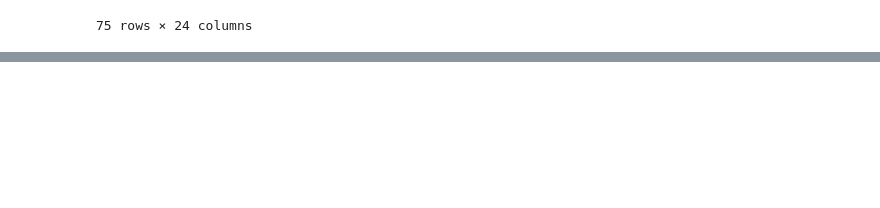
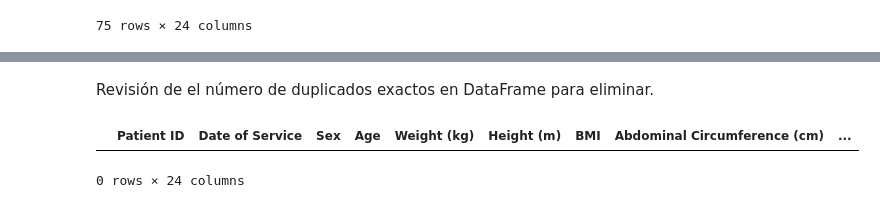
Before and after one commit to AlisonAristizabal/MaterialDeClase-ISIS-2611, a Jupyter notebook: Laboratorios/L1 Regresion Lineal/AnlisisDatos.ipynb, the cells around one changed output, grey strips where cells are left out. Cells and saved outputs as stored; diff of their text form; code cells hidden in the pictures; blank space fills up the shorter version.

Commit message:
Eliminación de duplicados

```diff
--- a/Laboratorios/L1 Regresion Lineal/AnlisisDatos.ipynb
+++ b/Laboratorios/L1 Regresion Lineal/AnlisisDatos.ipynb
@@ -234,0 +395,8 @@ Patient ID: pgnn4679 → 2 apariciones
+# %% [markdown]
+Revisión de el número de duplicados exactos en DataFrame para eliminar.
+# %%
+dataModelo1=dataModelo1.drop_duplicates(keep="last")
+dataModelo1[dataModelo1.duplicated(keep=False)]
+# %% [output]
+|  | Patient ID | Date of Service | Sex | Age | Weight (kg) | Height (m) | BMI | Abdominal Circumference (cm) | ... |
+0 rows × 24 columns
```
Also changed, not shown: parts of 25 cells of this notebook.
